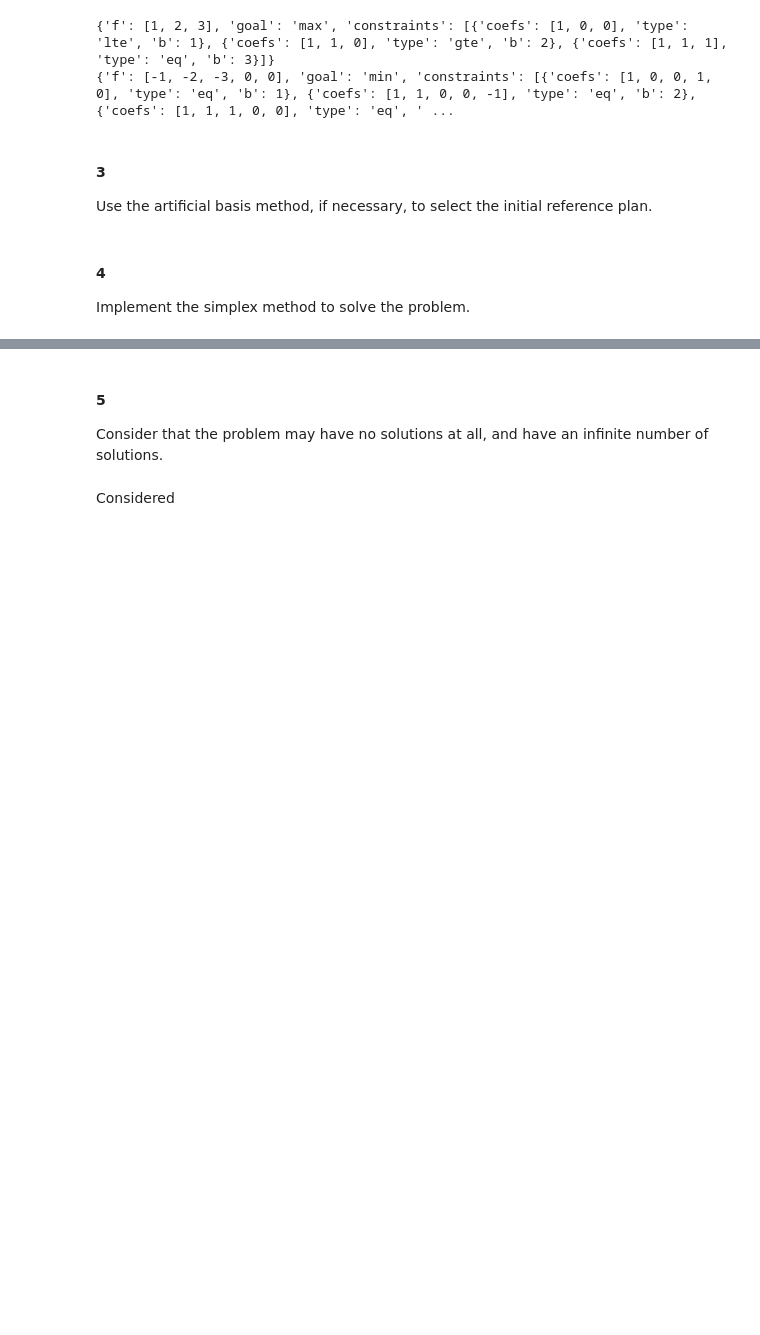
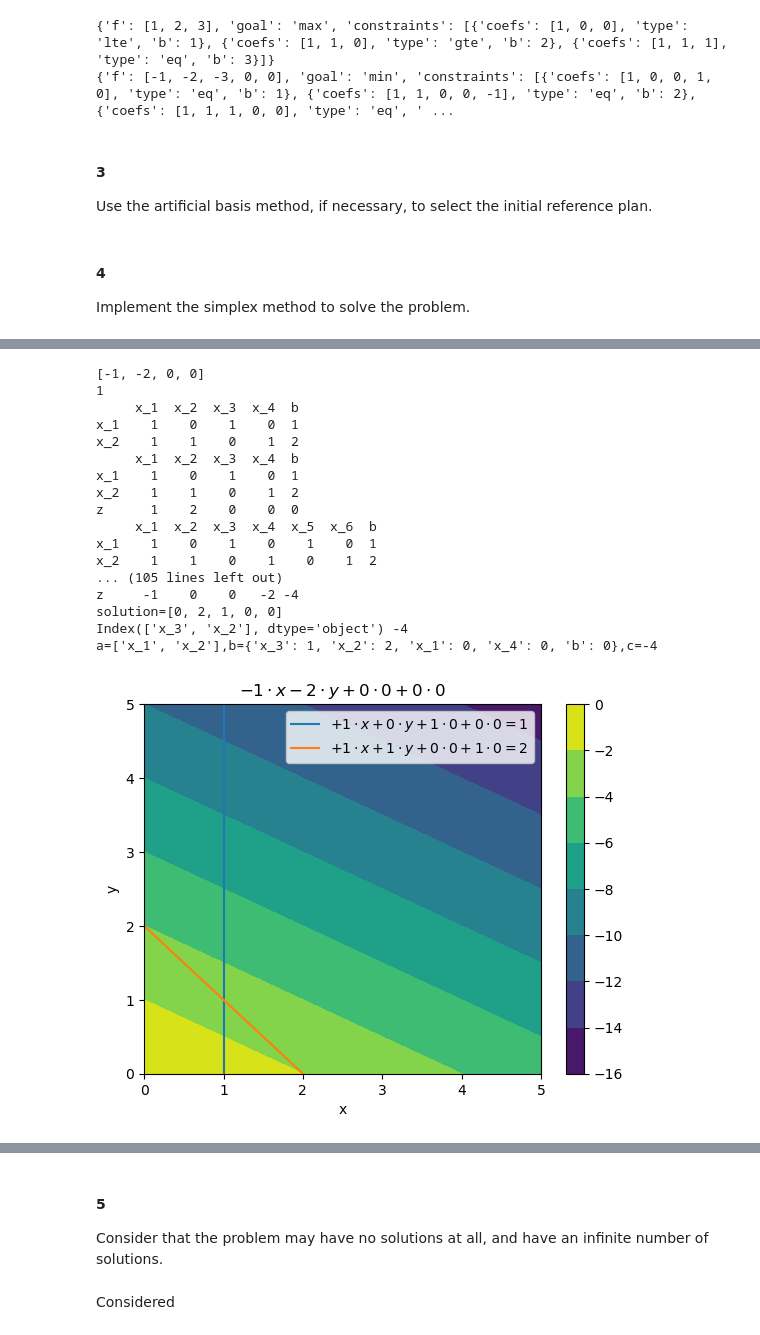
Before and after one commit to ricet8ur/optimization_labs, a Jupyter notebook: 2/linear_programming.ipynb, the cells around one changed output, grey strips where cells are left out. Drawn from its saved outputs; the diff is of its cells as text; code cells hidden in the pictures; blank space fills up the shorter version.

```diff
--- a/2/linear_programming.ipynb
+++ b/2/linear_programming.ipynb
@@ -604,0 +819,21 @@ Index(['x_1', 'x_2', 'x_5'], dtype='object') 5
+# %%
+visualize_simplex_method_simple()
+# %% [output]
+[-1, -2, 0, 0]
+1
+     x_1  x_2  x_3  x_4  b
+x_1    1    0    1    0  1
+x_2    1    1    0    1  2
+     x_1  x_2  x_3  x_4  b
+x_1    1    0    1    0  1
+x_2    1    1    0    1  2
+z      1    2    0    0  0
+     x_1  x_2  x_3  x_4  x_5  x_6  b
+x_1    1    0    1    0    1    0  1
+x_2    1    1    0    1    0    1  2
+... (105 lines left out)
+z     -1    0    0   -2 -4
+solution=[0, 2, 1, 0, 0]
+Index(['x_3', 'x_2'], dtype='object') -4
+a=['x_1', 'x_2'],b={'x_3': 1, 'x_2': 2, 'x_1': 0, 'x_4': 0, 'b': 0},c=-4
+[figure, added]
```
Also changed, not shown: parts of 11 cells of this notebook, 1 other file.
